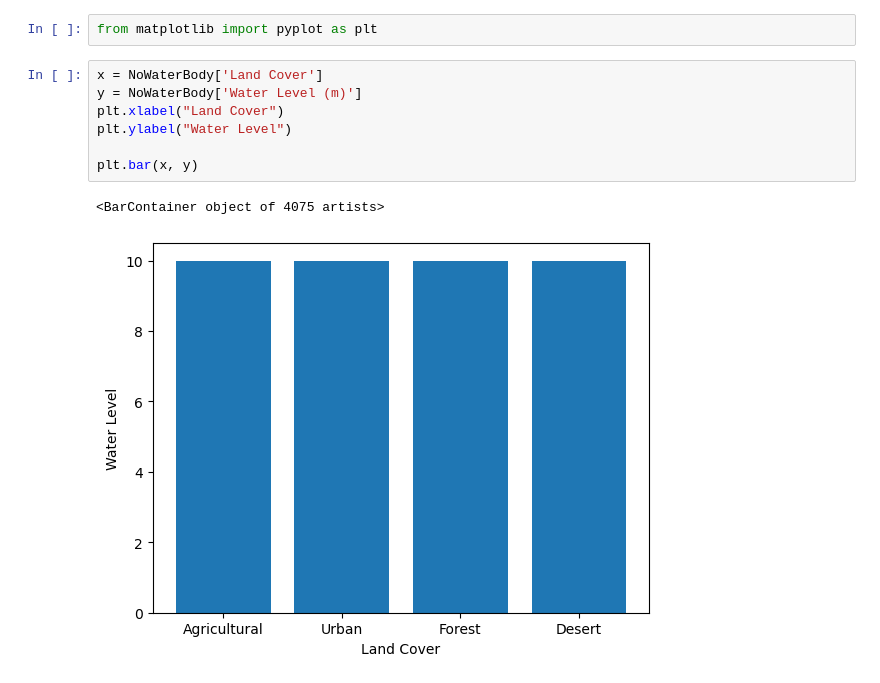
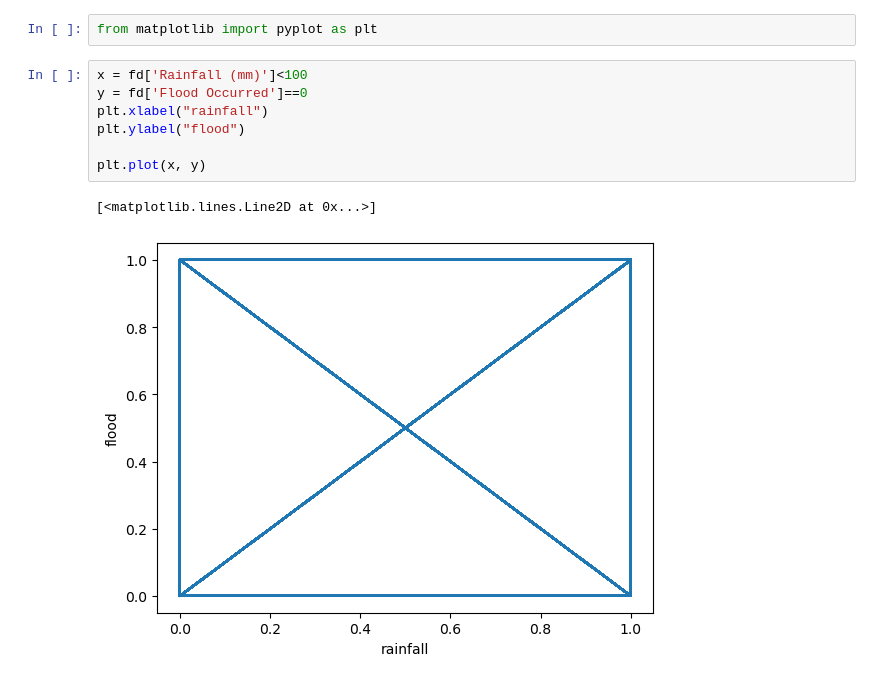
Before and after one commit to Barkobae/Flood-Risk-Detection, a Jupyter notebook: flood.ipynb, the cells around one changed output. Saved outputs shown, nothing was run; the diff lists cells and outputs as text.

Commit message:
changes in graph

```diff
--- a/flood.ipynb
+++ b/flood.ipynb
@@ -77,12 +77,12 @@ NoWaterBody.head(20)
 # %%
 from matplotlib import pyplot as plt
 # %%
-x = NoWaterBody['Land Cover']
-y = NoWaterBody['Water Level (m)']
-plt.xlabel("Land Cover")
-plt.ylabel("Water Level")
+x = fd['Rainfall (mm)']<100
+y = fd['Flood Occurred']==0
+plt.xlabel("rainfall")
+plt.ylabel("flood")
 
-plt.bar(x, y)
+plt.plot(x, y)
 # %% [output]
-<BarContainer object of 4075 artists>
+[<matplotlib.lines.Line2D at 0x...>]
-[figure, old version]
+[figure, new version]
```
